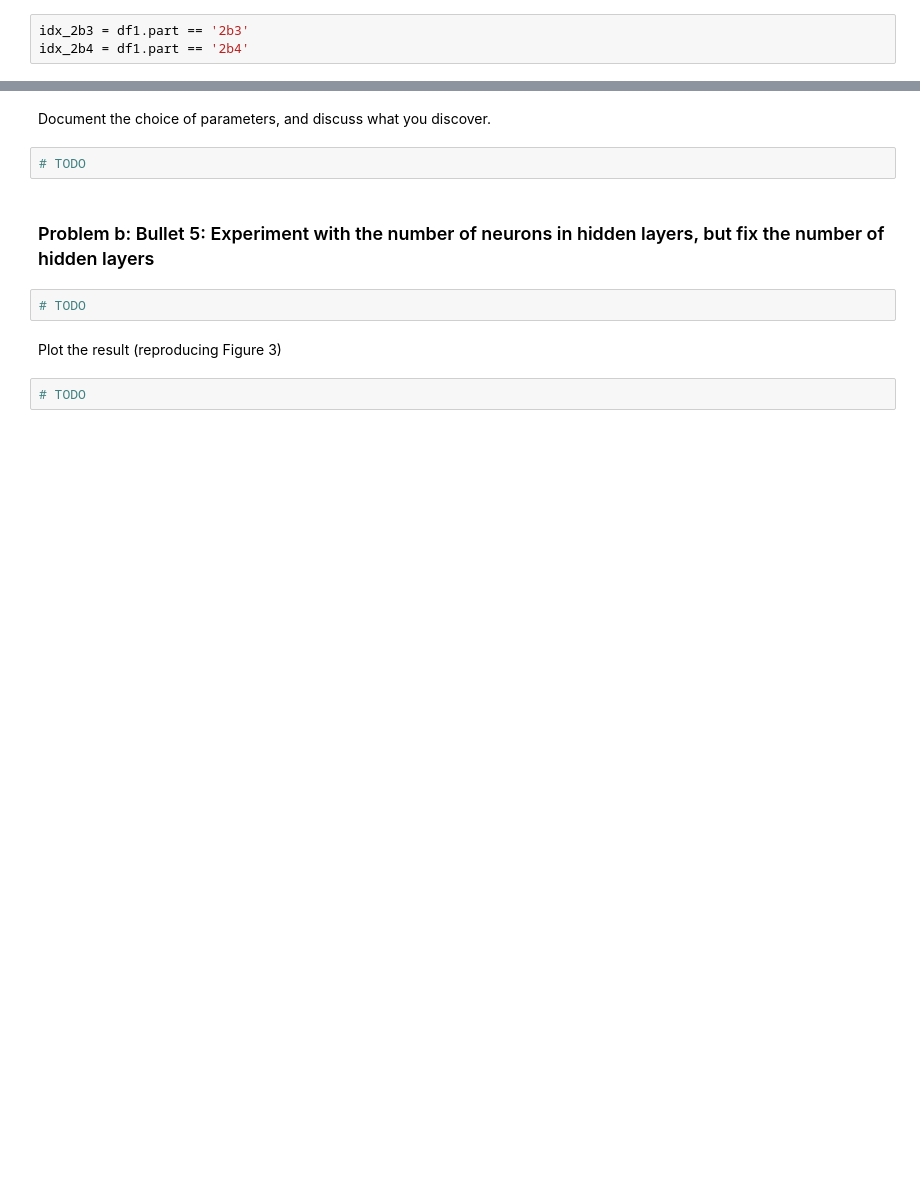
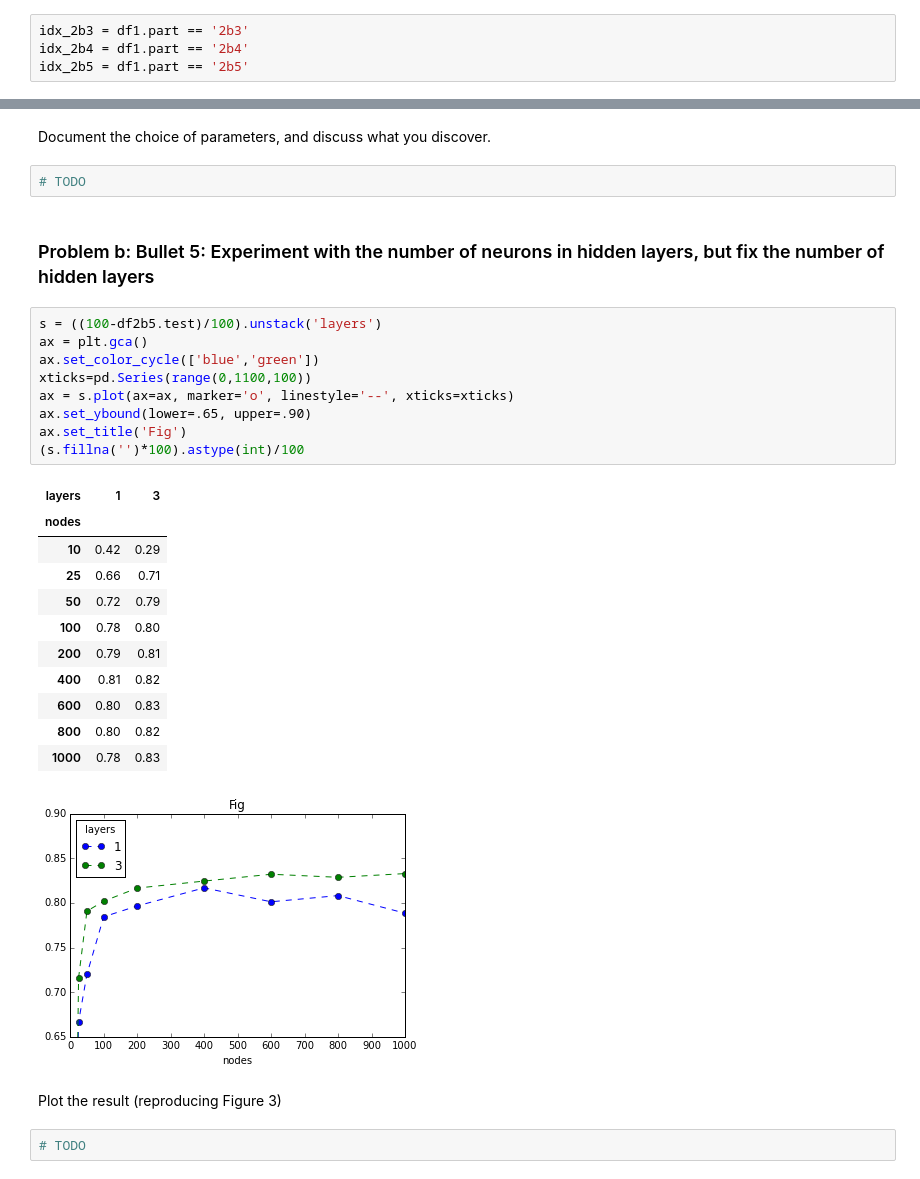
Before and after one commit to yogeshg/artistic-styles, a Jupyter notebook: hw/src/hw2.ipynb, the cells around one changed output, grey strips where cells are left out. Cells and saved outputs as stored; diff of their text form; blank space fills up the shorter version.

```diff
--- a/hw/src/hw2.ipynb
+++ b/hw/src/hw2.ipynb
@@ -13,6 +13,7 @@ df1 = pd.read_csv('./log-analysis.csv')
 # %%
 idx_2b3 = df1.part == '2b3'
 idx_2b4 = df1.part == '2b4'
+idx_2b5 = df1.part == '2b5'
 # %%
 df1.loc[idx_2b3, 'parity'] = (df1.layers % 2).map({0:'even',1:'odd'})
 df1.loc[idx_2b4, 'tot_nodes'] = 420+420*((df1.layers * df1.nodes) > 500)
@@ -82,8 +96,28 @@ Document the choice of parameters, and discuss what you discover.
 # TODO
 # %% [markdown]
 ### Problem b: Bullet 5: Experiment with the number of neurons in hidden layers, but fix the number of hidden layers
-# %%
-# TODO
+# %%
+s = ((100-df2b5.test)/100).unstack('layers')
+ax = plt.gca()
+ax.set_color_cycle(['blue','green'])
+xticks=pd.Series(range(0,1100,100))
+ax = s.plot(ax=ax, marker='o', linestyle='--', xticks=xticks)
+ax.set_ybound(lower=.65, upper=.90)
+ax.set_title('Fig')
+(s.fillna('')*100).astype(int)/100
+# %% [output]
+| layers | 1 | 3 |
+| nodes |  |  |
+| 10 | 0.42 | 0.29 |
+| 25 | 0.66 | 0.71 |
+| 50 | 0.72 | 0.79 |
+| 100 | 0.78 | 0.80 |
+| 200 | 0.79 | 0.81 |
+| 400 | 0.81 | 0.82 |
+| 600 | 0.80 | 0.83 |
+| 800 | 0.80 | 0.82 |
+| 1000 | 0.78 | 0.83 |
+[figure, added]
 # %% [markdown]
 Plot the result (reproducing Figure 3)
 # %%
```
Also changed, not shown: parts of 4 cells of this notebook, 1 other file.
